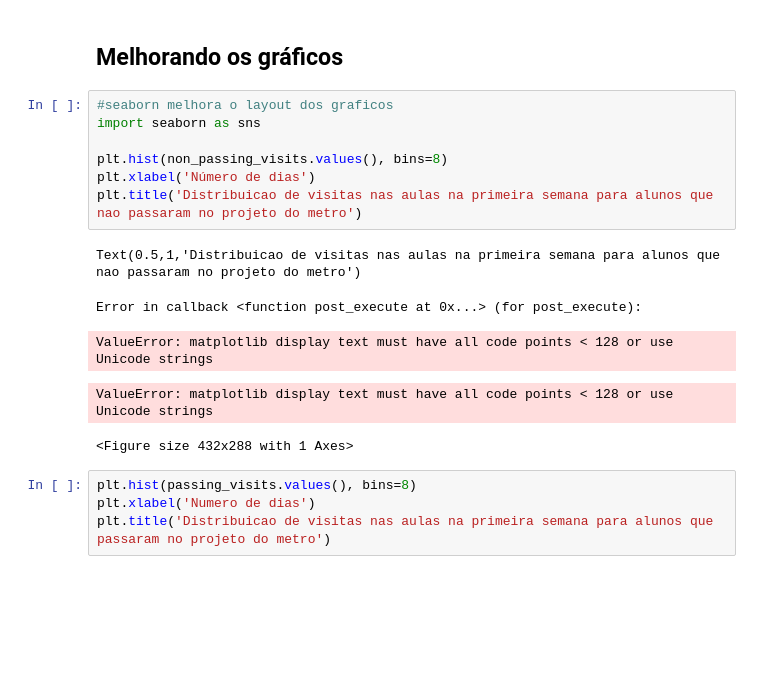
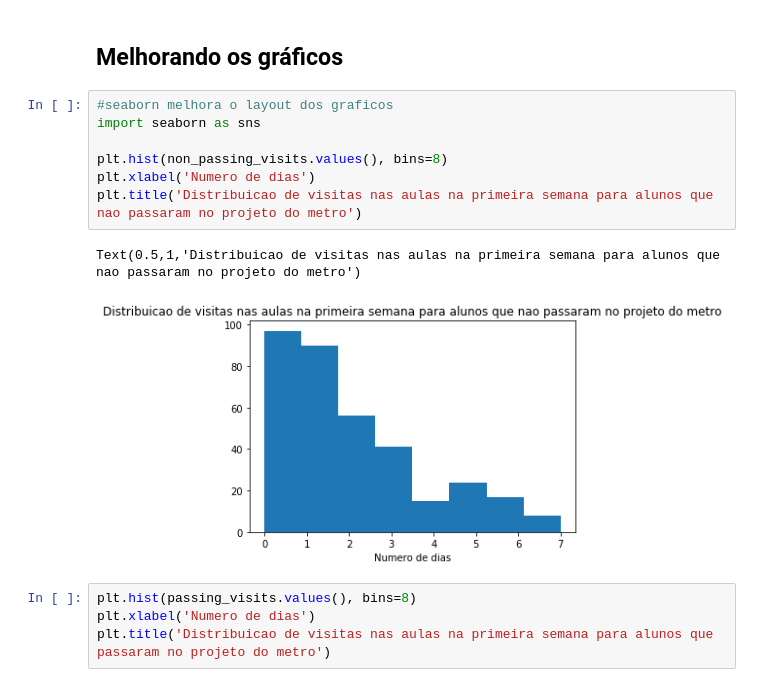
Before and after one commit to elgsantos/analise-de-dados-com-python, a Jupyter notebook: iniciando_analise_dados.ipynb, the cells around one changed output. Cells and saved outputs as stored; diff of their text form; blank space fills up the shorter version.

Commit message:
Add matplotlib

```diff
--- a/iniciando_analise_dados.ipynb
+++ b/iniciando_analise_dados.ipynb
@@ -534,16 +534,13 @@ Maximum: 7
 # %%
 #seaborn melhora o layout dos graficos
 import seaborn as sns
 
 plt.hist(non_passing_visits.values(), bins=8)
-plt.xlabel('Número de dias')
+plt.xlabel('Numero de dias')
 plt.title('Distribuicao de visitas nas aulas na primeira semana para alunos que nao passaram no projeto do metro')
 # %% [output]
 Text(0.5,1,'Distribuicao de visitas nas aulas na primeira semana para alunos que nao passaram no projeto do metro')
-Error in callback <function post_execute at 0x...> (for post_execute):
-ValueError: matplotlib display text must have all code points < 128 or use Unicode strings
-ValueError: matplotlib display text must have all code points < 128 or use Unicode strings
-<Figure size 432x288 with 1 Axes>
+[figure, added]
 # %%
 plt.hist(passing_visits.values(), bins=8)
 plt.xlabel('Numero de dias')
```
